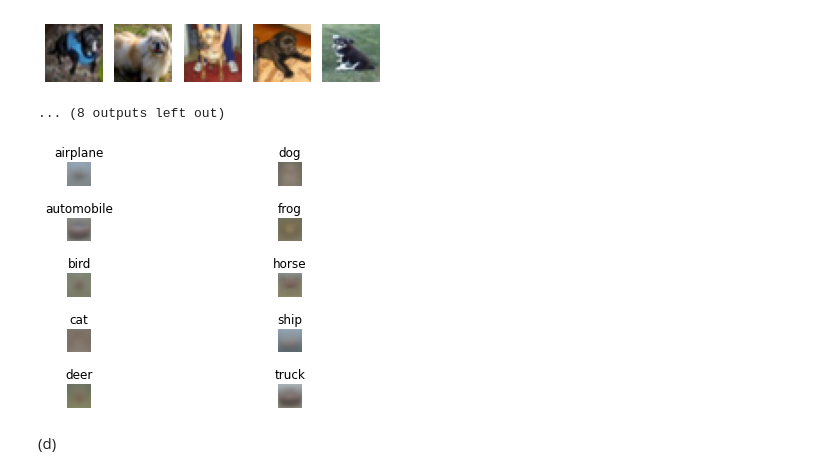
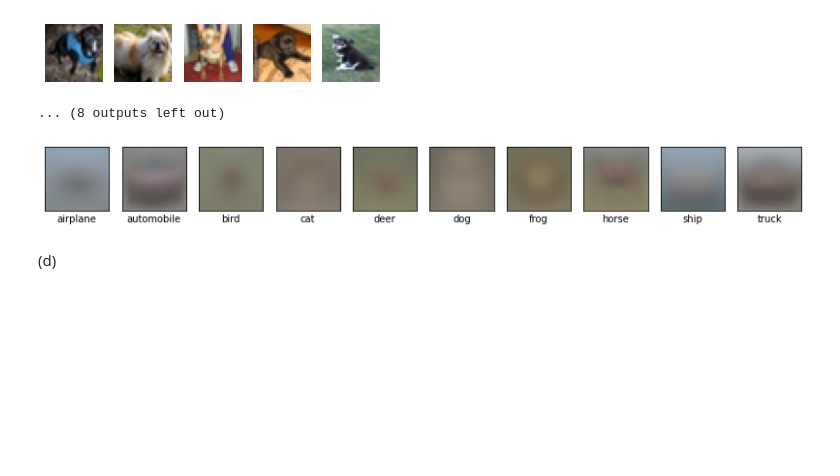
Before and after one commit to rafiqulislam21/random_forest__nural_network_with_cifar10, a Jupyter notebook: main_jupyter_nootbook_version.ipynb, the cells around one changed output. Cells and saved outputs as stored; diff of their text form; code cells hidden in the pictures; blank space fills up the shorter version.

```diff
--- a/main.ipynb
+++ b/main_jupyter_nootbook_version.ipynb
@@ -106,19 +103,18 @@ for class_index in unique_classes:
 ... (8 outputs left out)
 # %%
 # For each class, showing average images.
-fig2, ax2 = plt.subplots(5, 2)
-fig2.tight_layout()
+
+fig2 = plt.figure(figsize = (14,14))
 for class_index in unique_classes:
-  index_y_current_class = np.where(y_train == class_index)[0]
-  ax_index = class_index % 5, 0 if class_index < 5 else 1
-  ax2[ax_index].imshow(np.average(x_train_norm[index_y_current_class], axis=0))
-  ax2[ax_index].set_title(class_labels[class_index])
-  ax2[ax_index].axis('off')
-  ax2[ax_index].grid(False)
-
+    fig2.add_subplot(1,10,class_index+1)
+    index_y_current_class = np.where(y_train == class_index)[0]
+    plt.xlabel(class_labels[class_index])
+    plt.imshow(np.average(x_train_norm[index_y_current_class], axis=0))
+    # plt.axis('off')
+    plt.tick_params(left=False, top=False, right=False, bottom=False, labelleft=False, labeltop=False, labelright=False, labelbottom=False)
 plt.show()
 # %% [output]
-[figure, old version]
+[figure, new version]
 # %% [markdown]
 (d)
 # %%
```
Also changed, not shown: parts of 17 cells of this notebook, 2 other files.
